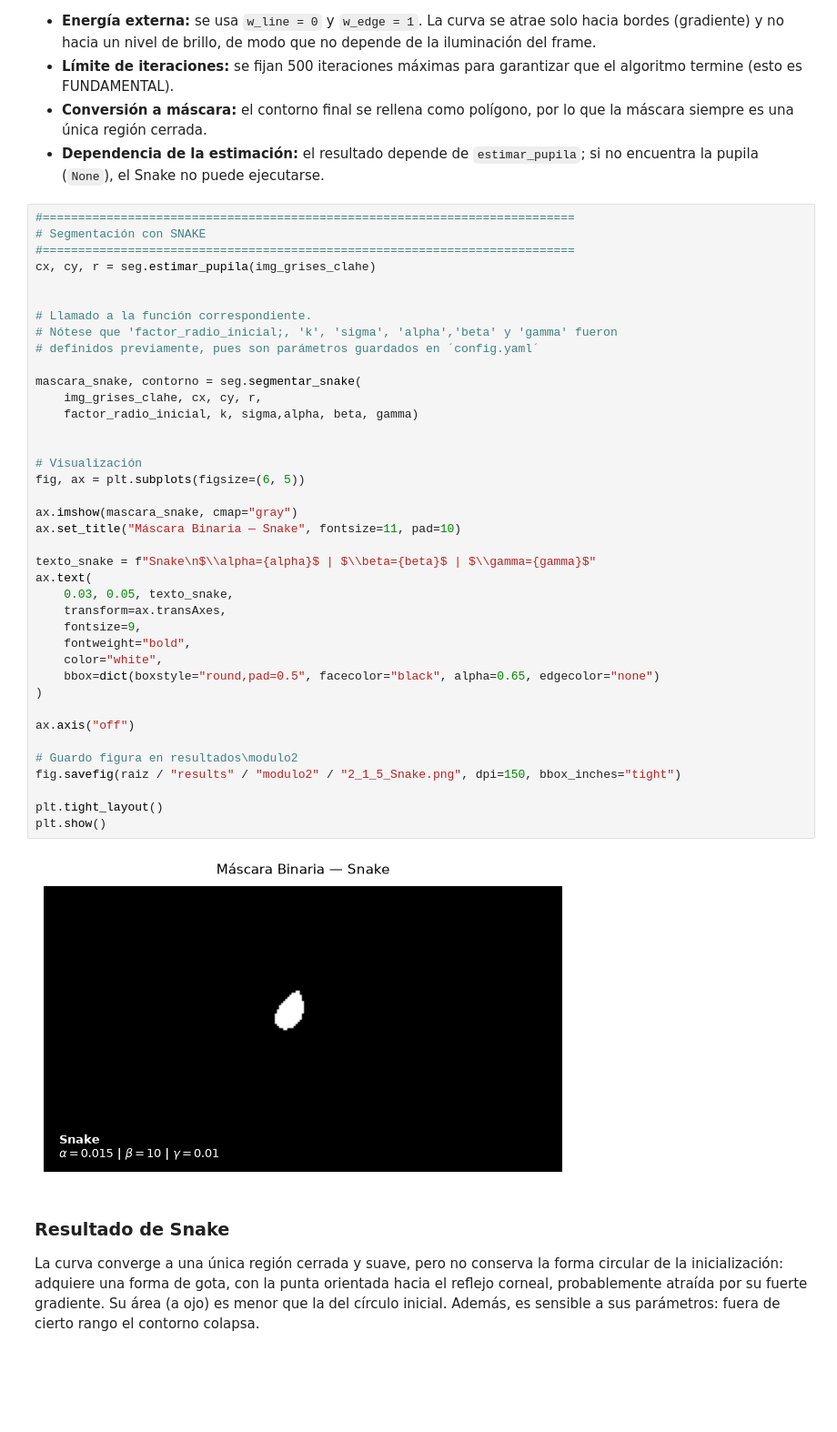
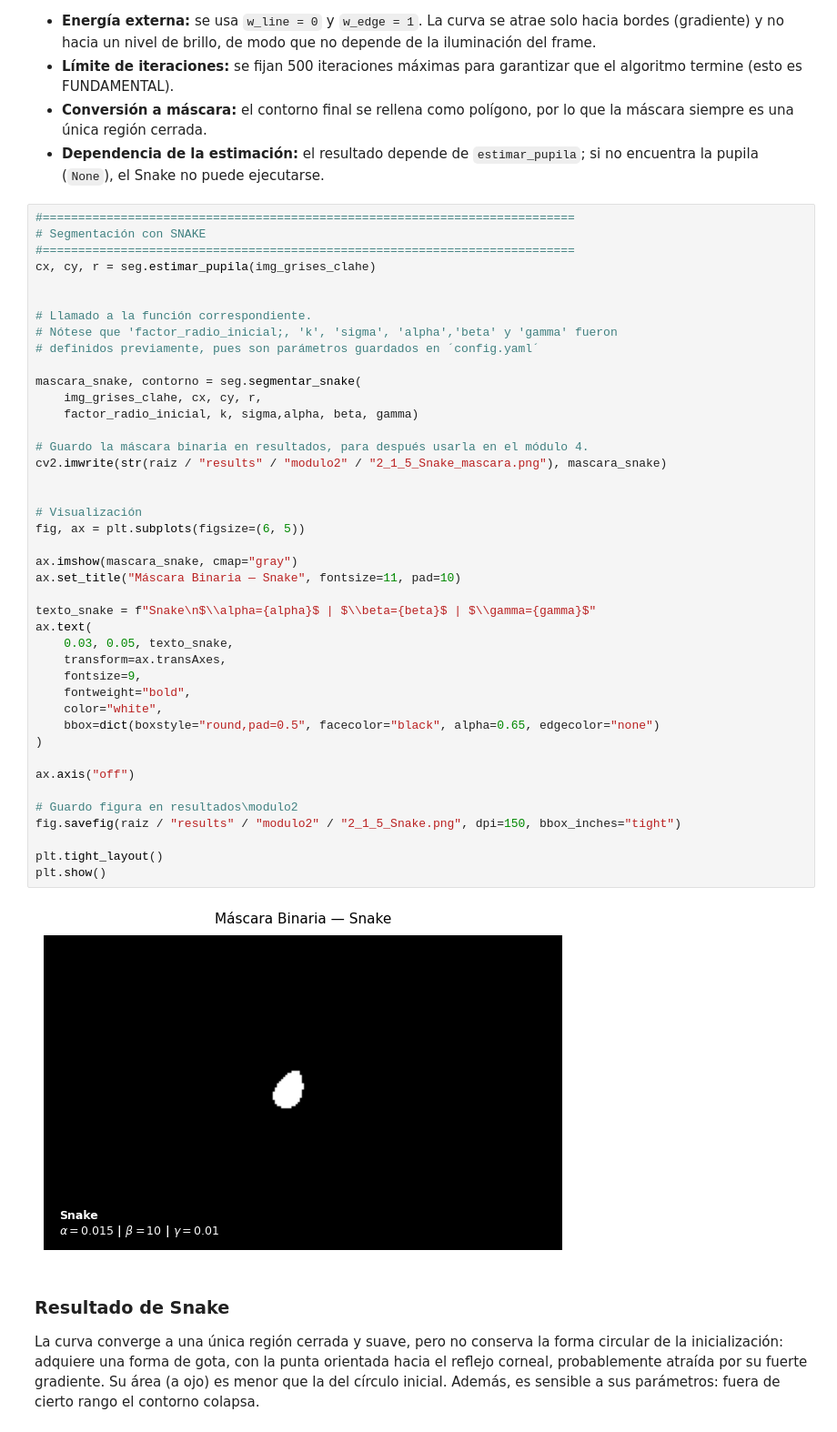
Before and after one commit to suthurralt/Guia-de-imagenes-biomedicas-G9-PSIB, a Jupyter notebook: notebooks/02_1_segmentacion.ipynb, the cells around one changed output. Shown at 91% size. Drawn from its saved outputs; the diff is of its cells as text; blank space fills up the shorter version.

```diff
--- a/notebooks/02_1_segmentacion.ipynb
+++ b/notebooks/02_1_segmentacion.ipynb
@@ -270,34 +274,37 @@ cx, cy, r = seg.estimar_pupila(img_grises_clahe)
 
 mascara_snake, contorno = seg.segmentar_snake(
     img_grises_clahe, cx, cy, r,
     factor_radio_inicial, k, sigma,alpha, beta, gamma)
+
+# Guardo la máscara binaria en resultados, para después usarla en el módulo 4.
+cv2.imwrite(str(raiz / "results" / "modulo2" / "2_1_5_Snake_mascara.png"), mascara_snake)
 
 
 # Visualización
 fig, ax = plt.subplots(figsize=(6, 5))
 
 ax.imshow(mascara_snake, cmap="gray")
 ax.set_title("Máscara Binaria — Snake", fontsize=11, pad=10)
 
 texto_snake = f"Snake\n$\\alpha={alpha}$ | $\\beta={beta}$ | $\\gamma={gamma}$"
 ax.text(
     0.03, 0.05, texto_snake,
     transform=ax.transAxes,
     fontsize=9,
     fontweight="bold",
     color="white",
     bbox=dict(boxstyle="round,pad=0.5", facecolor="black", alpha=0.65, edgecolor="none")
 )
 
 ax.axis("off")
 
 # Guardo figura en resultados\modulo2
 fig.savefig(raiz / "results" / "modulo2" / "2_1_5_Snake.png", dpi=150, bbox_inches="tight")
 
 plt.tight_layout()
 plt.show()
 # %% [output]
-[figure, old version]
+[figure, new version]
 # %% [markdown]
 ### Resultado de Snake
 
```
Also changed, not shown: parts of 10 cells of this notebook, 36 other files.
